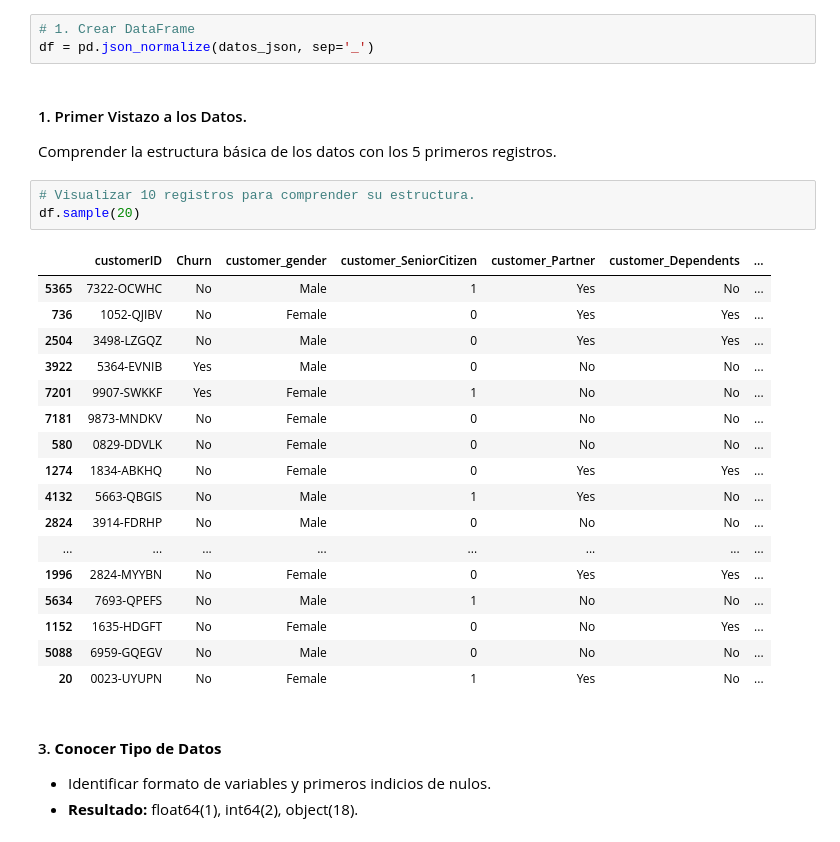
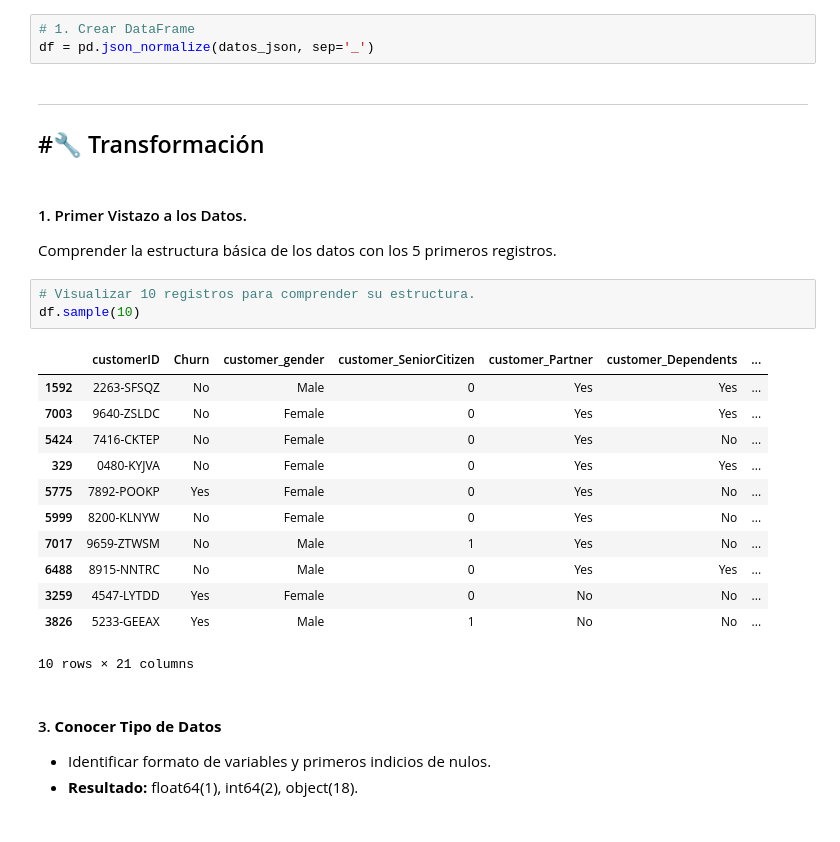
Before and after one commit to marelycarcamo/Challenge_TelecomX, a Jupyter notebook: TelecomX_LATAM.ipynb, the cells around one changed output. Drawn from its saved outputs; the diff is of its cells as text.

```diff
--- a/TelecomX_LATAM.ipynb
+++ b/TelecomX_LATAM.ipynb
@@ -80,30 +76,29 @@ Aplanar el dataset creando el dataframe.
 # %%
 # 1. Crear DataFrame
 df = pd.json_normalize(datos_json, sep='_')
+# %% [markdown]
+---
+#🔧 Transformación
+---
 # %% [markdown]
 #### 1. Primer Vistazo a los Datos.
 Comprender la estructura básica de los datos con los 5 primeros registros.
 # %%
 # Visualizar 10 registros para comprender su estructura.
-df.sample(20)
+df.sample(10)
 # %% [output]
 |  | customerID | Churn | customer_gender | customer_SeniorCitizen | customer_Partner | customer_Dependents | ... |
-| 5365 | 7322-OCWHC | No | Male | 1 | Yes | No | ... |
-| 736 | 1052-QJIBV | No | Female | 0 | Yes | Yes | ... |
-| 2504 | 3498-LZGQZ | No | Male | 0 | Yes | Yes | ... |
-| 3922 | 5364-EVNIB | Yes | Male | 0 | No | No | ... |
-| 7201 | 9907-SWKKF | Yes | Female | 1 | No | No | ... |
-| 7181 | 9873-MNDKV | No | Female | 0 | No | No | ... |
-| 580 | 0829-DDVLK | No | Female | 0 | No | No | ... |
-| 1274 | 1834-ABKHQ | No | Female | 0 | Yes | Yes | ... |
-| 4132 | 5663-QBGIS | No | Male | 1 | Yes | No | ... |
-| 2824 | 3914-FDRHP | No | Male | 0 | No | No | ... |
-| ... | ... | ... | ... | ... | ... | ... | ... |
-| 1996 | 2824-MYYBN | No | Female | 0 | Yes | Yes | ... |
-| 5634 | 7693-QPEFS | No | Male | 1 | No | No | ... |
-| 1152 | 1635-HDGFT | No | Female | 0 | No | Yes | ... |
-| 5088 | 6959-GQEGV | No | Male | 0 | No | No | ... |
-| 20 | 0023-UYUPN | No | Female | 1 | Yes | No | ... |
+| 1592 | 2263-SFSQZ | No | Male | 0 | Yes | Yes | ... |
+| 7003 | 9640-ZSLDC | No | Female | 0 | Yes | Yes | ... |
+| 5424 | 7416-CKTEP | No | Female | 0 | Yes | No | ... |
+| 329 | 0480-KYJVA | No | Female | 0 | Yes | Yes | ... |
+| 5775 | 7892-POOKP | Yes | Female | 0 | Yes | No | ... |
+| 5999 | 8200-KLNYW | No | Female | 0 | Yes | No | ... |
+| 7017 | 9659-ZTWSM | No | Male | 1 | Yes | No | ... |
+| 6488 | 8915-NNTRC | No | Male | 0 | Yes | Yes | ... |
+| 3259 | 4547-LYTDD | Yes | Female | 0 | No | No | ... |
+| 3826 | 5233-GEEAX | Yes | Male | 1 | No | No | ... |
+10 rows × 21 columns
 # %% [markdown]
 #### 3. **Conocer Tipo de Datos**
 - Identificar formato de variables y primeros indicios de nulos.
```
Also changed, not shown: parts of 57 cells of this notebook.
